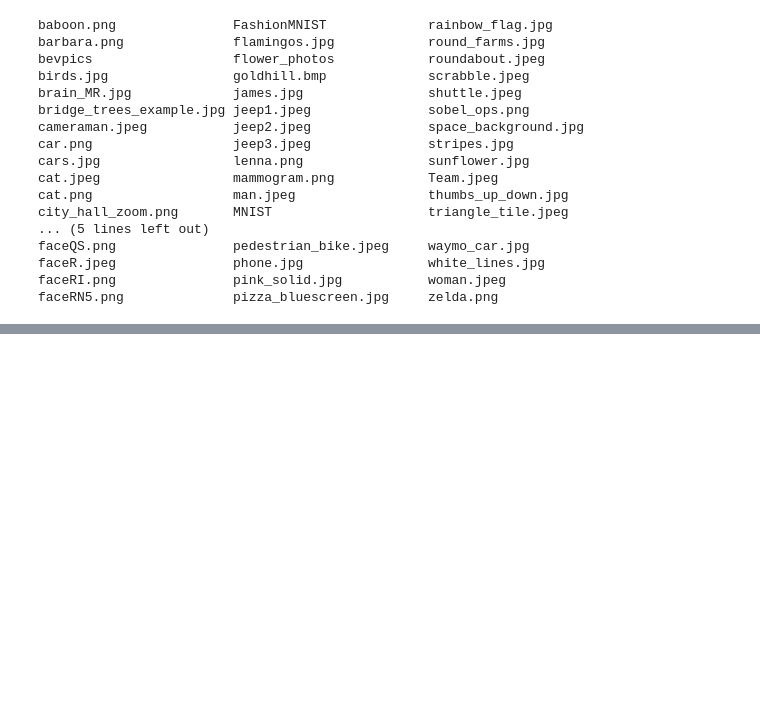
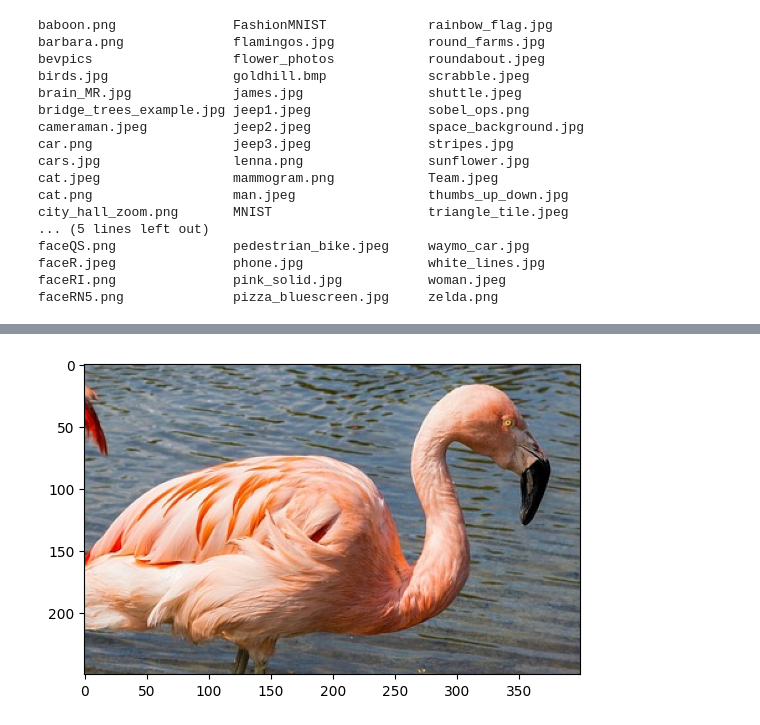
Before and after one commit to damiansp/cpu_vis, a Jupyter notebook: mod_w_pytorch/03_deep_nn/deep_nn.ipynb, the cells around one changed output, grey strips where cells are left out. Cells and saved outputs as stored; diff of their text form; code cells hidden in the pictures; blank space fills up the shorter version.

```diff
--- a/mod_w_pytorch/03_deep_nn/deep_nn.ipynb
+++ b/mod_w_pytorch/03_deep_nn/deep_nn.ipynb
@@ -33,0 +39,7 @@ plt.imshow(img_grey, cmap='gray');
+# %%
+img = cv2.imread(f'{IMG}/flamingos.jpg')
+img = img[150:400, 300:700]
+img = cv2.cvtColor(img, cv2.COLOR_BGR2RGB)
+plt.imshow(img);
+# %% [output]
+[figure, added]
```
Also changed, not shown: parts of 2 cells of this notebook, 1 other file.
